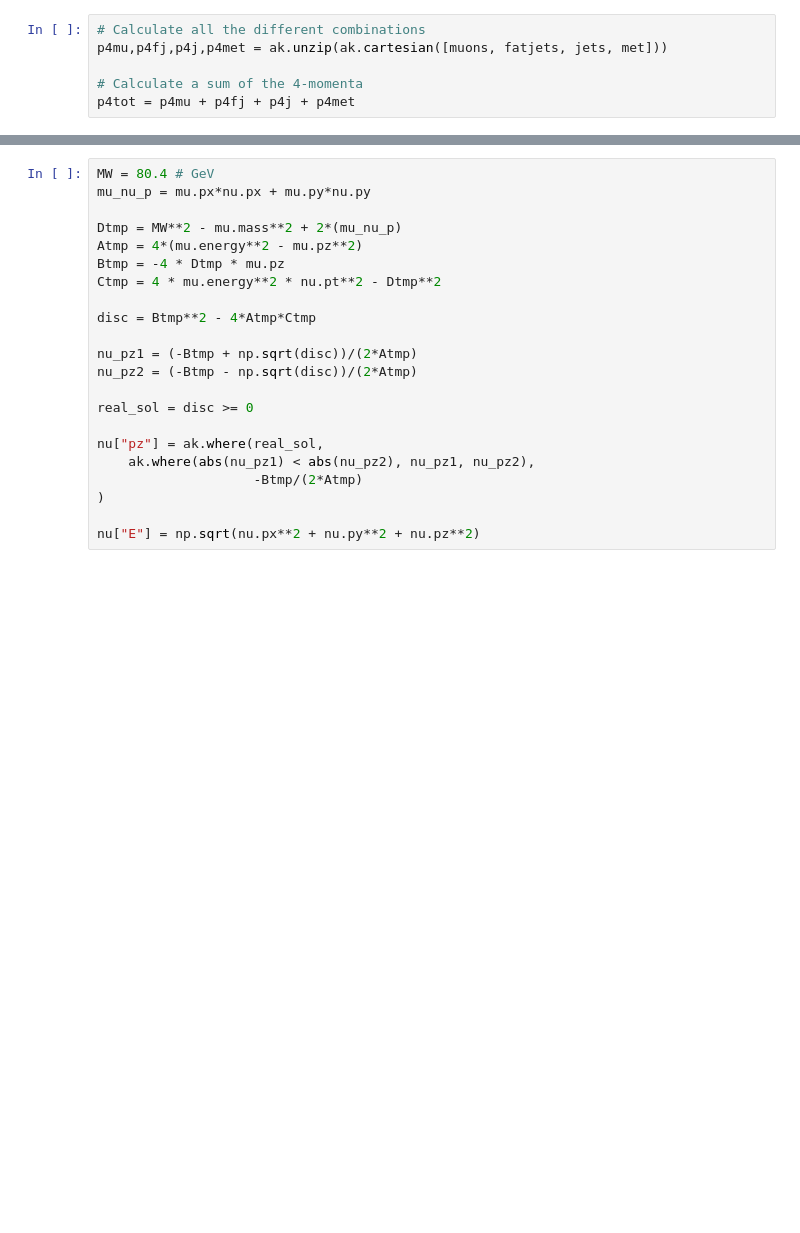
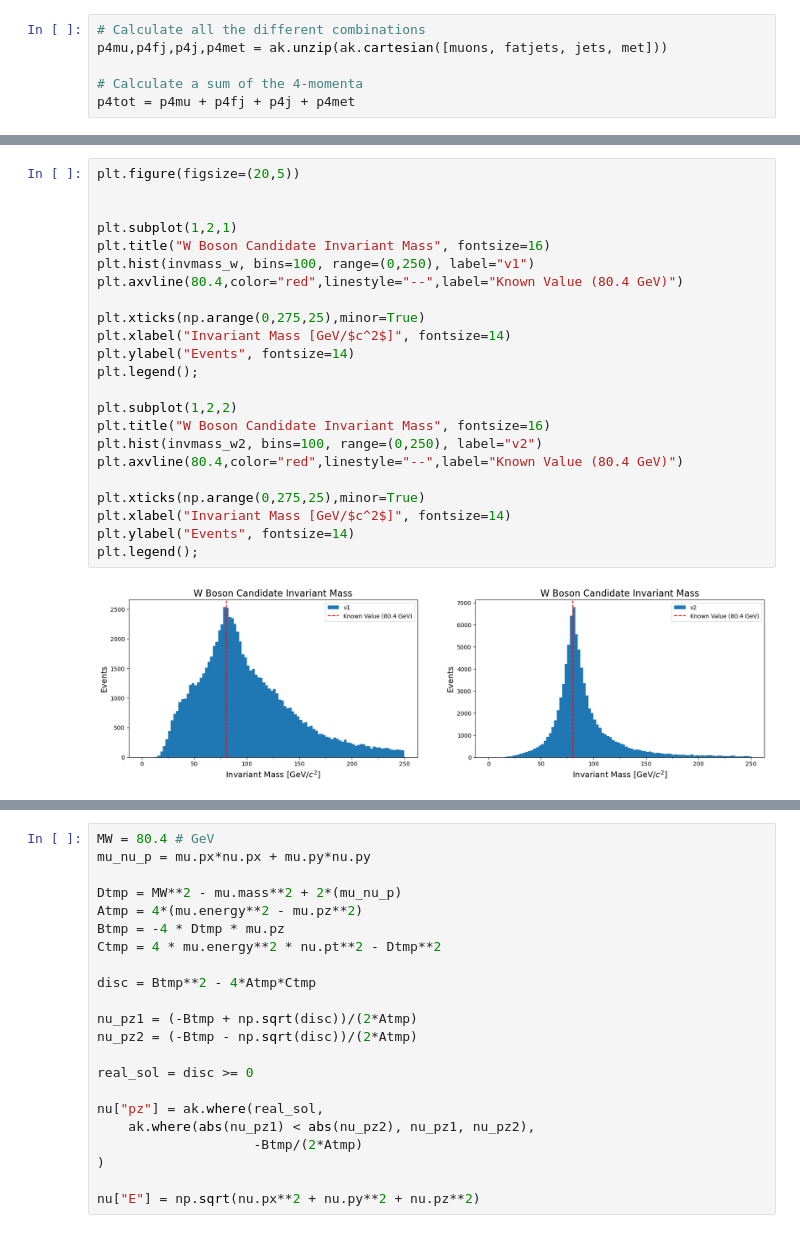
Before and after one commit to mattbellis/CMS-top-BNV2, a Jupyter notebook: analysis_template_Collin.ipynb, the cells around one changed output, grey strips where cells are left out. Saved outputs shown, nothing was run; the diff lists cells and outputs as text; blank space fills up the shorter version.

```diff
--- a/analysis_template_Collin.ipynb
+++ b/analysis_template_Collin.ipynb
@@ -720,3 +899,28 @@ plt.legend();
+# %%
+plt.figure(figsize=(20,5))
+
+
+plt.subplot(1,2,1)
+plt.title("W Boson Candidate Invariant Mass", fontsize=16)
+plt.hist(invmass_w, bins=100, range=(0,250), label="v1")
+plt.axvline(80.4,color="red",linestyle="--",label="Known Value (80.4 GeV)")
+
+plt.xticks(np.arange(0,275,25),minor=True)
+plt.xlabel("Invariant Mass [GeV/$c^2$]", fontsize=14)
+plt.ylabel("Events", fontsize=14)
+plt.legend();
+
+plt.subplot(1,2,2)
+plt.title("W Boson Candidate Invariant Mass", fontsize=16)
+plt.hist(invmass_w2, bins=100, range=(0,250), label="v2")
+plt.axvline(80.4,color="red",linestyle="--",label="Known Value (80.4 GeV)")
+
+plt.xticks(np.arange(0,275,25),minor=True)
+plt.xlabel("Invariant Mass [GeV/$c^2$]", fontsize=14)
+plt.ylabel("Events", fontsize=14)
+plt.legend();
+# %% [output]
+[figure, added]
 # %%
 btag_cut = 0.5
 non_btag_cut = 0.2
```
Also changed, not shown: parts of 36 cells of this notebook.
